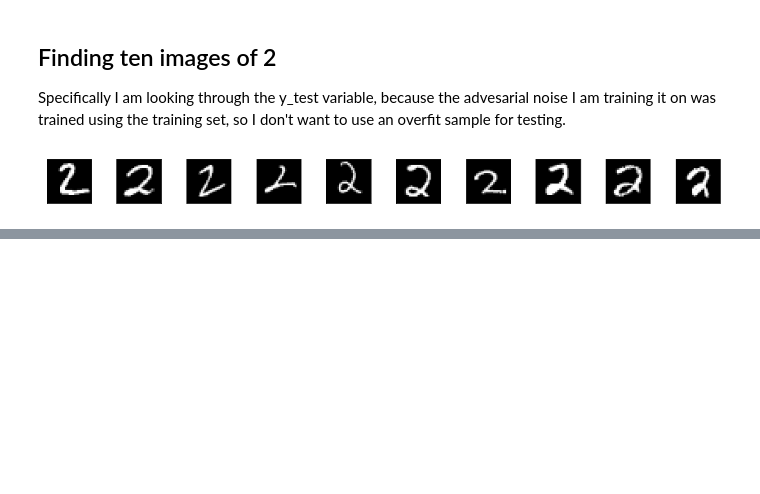
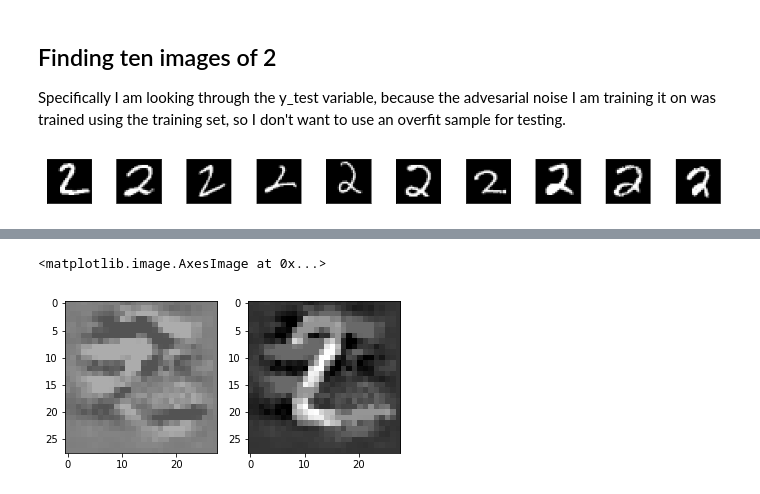
Before and after one commit to sylvesterchiang/adversarial_examples, a Jupyter notebook: 500px Challenge.ipynb, the cells around one changed output, grey strips where cells are left out. Drawn from its saved outputs; the diff is of its cells as text; code cells hidden in the pictures; blank space fills up the shorter version.

```diff
--- a/500px Challenge.ipynb
+++ b/500px Challenge.ipynb
@@ -152,3 +148,32 @@ def build_cnn(input_var=None):
         nonlinearity=lasagne.nonlinearities.softmax)
 
     return network
+# %%
+#Building the graph for classification
+
+#Loading pretrained parameters
+with open('trained_params.pkl', 'rb') as f:
+    params = cPickle.load(f)
+
+# The input tensor variable
+input_var = T.tensor4('inputs')
+
+# network contains the returned Lasagne network, and sets all the parameters to the pretrained MNIST classification CNN
+network = build_cnn(input_var)
+lasagne.layers.set_all_param_values(network, params)
+
+# A theano function that takes in an input tensor and outputs the digit classification
+test_prediction = lasagne.layers.get_output(network)
+output_fn = theano.function([input_var], test_prediction, axis=1)
+# %%
+#tensor variable for target output
+target_var = T.ivector('targets')
+
+prediction = lasagne.layers.get_output(network)
+loss = lasagne.objectives.categorical_crossentropy(prediction, target_var)
+loss = loss.mean()
+
+grad = theano.grad(loss, input_var)
+get_gradient = theano.function([input_var, target_var], grad)
+
+probability_fn = theano.function([input_var], test_prediction)
@@ -154,0 +187,4 @@ def build_cnn(input_var=None):
+# %%
+grad = get_gradient([image], [6])
+print(grad.shape)
+print(grad.squeeze().shape)
@@ -154,0 +256,2 @@ def build_cnn(input_var=None):
+# %%
+noise = find_adversarial_noise(two_samples[0], 6, True)
@@ -154,0 +276,8 @@ def build_cnn(input_var=None):
+# %%
+plt.subplot(121)
+plt.imshow(noise, cmap='gray', vmin= -1, vmax = 1)
+plt.subplot(122)
+plt.imshow(noise + two_samples[0].squeeze(), cmap='gray')
+# %% [output]
+<matplotlib.image.AxesImage at 0x...>
+[figure, added]
```
Also changed, not shown: parts of 24 cells of this notebook, 1 other file.
